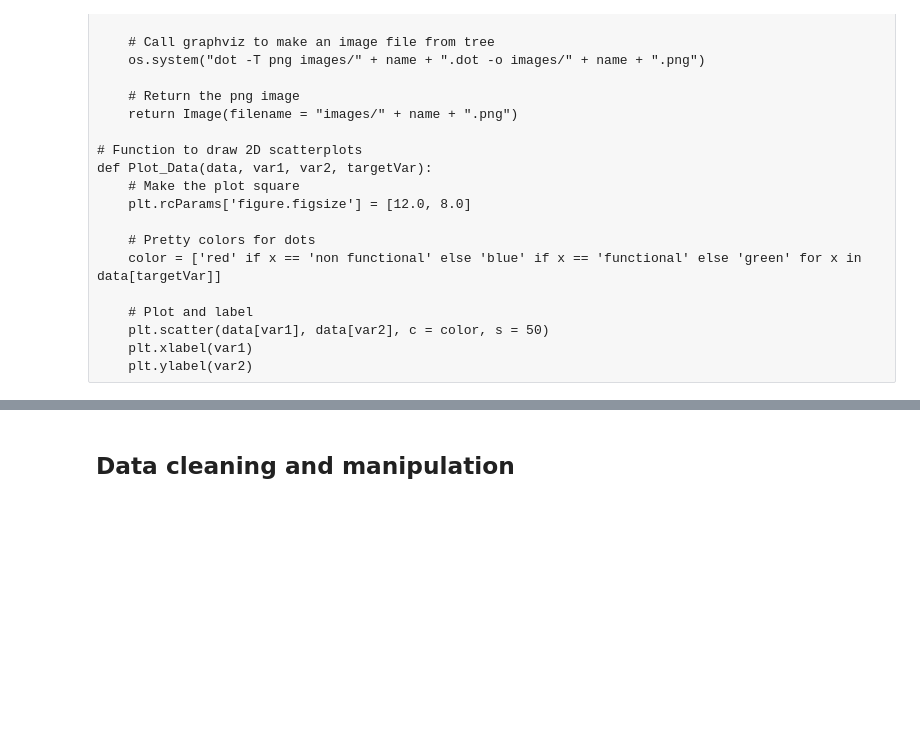
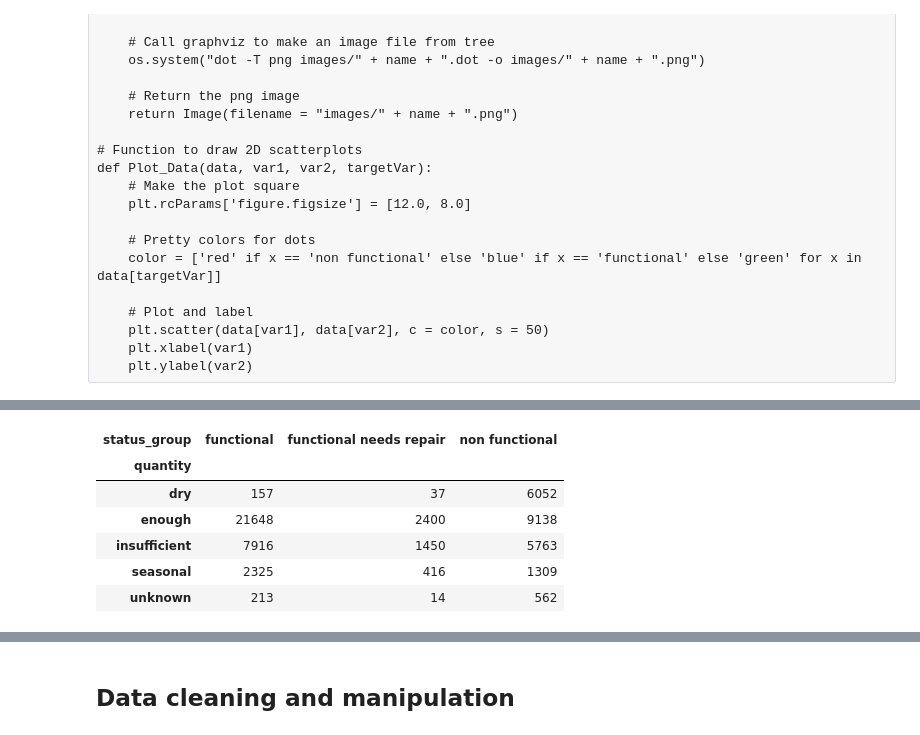
Before and after one commit to BrickKiln/dataPumpChallenge, a Jupyter notebook: pumpChallenge.ipynb, the cells around one changed output, grey strips where cells are left out. Drawn from its saved outputs; the diff is of its cells as text; code cells hidden in the pictures; blank space fills up the shorter version.

```diff
--- a/pumpChallenge.ipynb
+++ b/pumpChallenge.ipynb
@@ -103,0 +149,10 @@ train = pd.merge(trainValues, trainLabels, on='id')
+# %%
+tables['crossTab_quantity']
+# %% [output]
+| status_group | functional | functional needs repair | non functional |
+| quantity |  |  |  |
+| dry | 157 | 37 | 6052 |
+| enough | 21648 | 2400 | 9138 |
+| insufficient | 7916 | 1450 | 5763 |
+| seasonal | 2325 | 416 | 1309 |
+| unknown | 213 | 14 | 562 |
```
Also changed, not shown: parts of 13 cells of this notebook.
